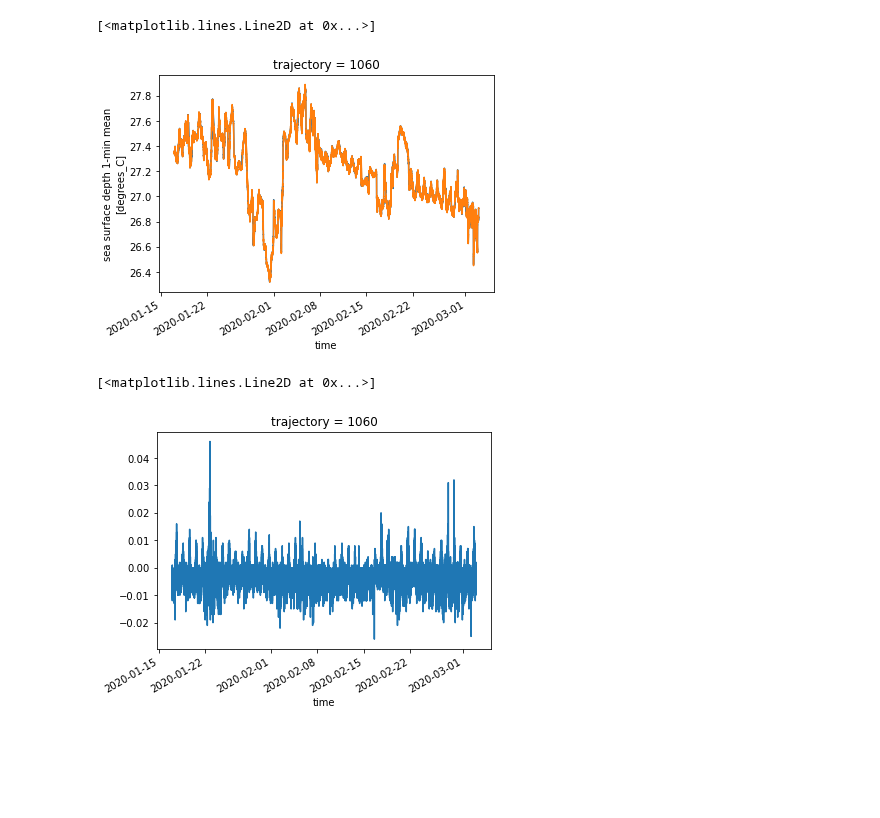
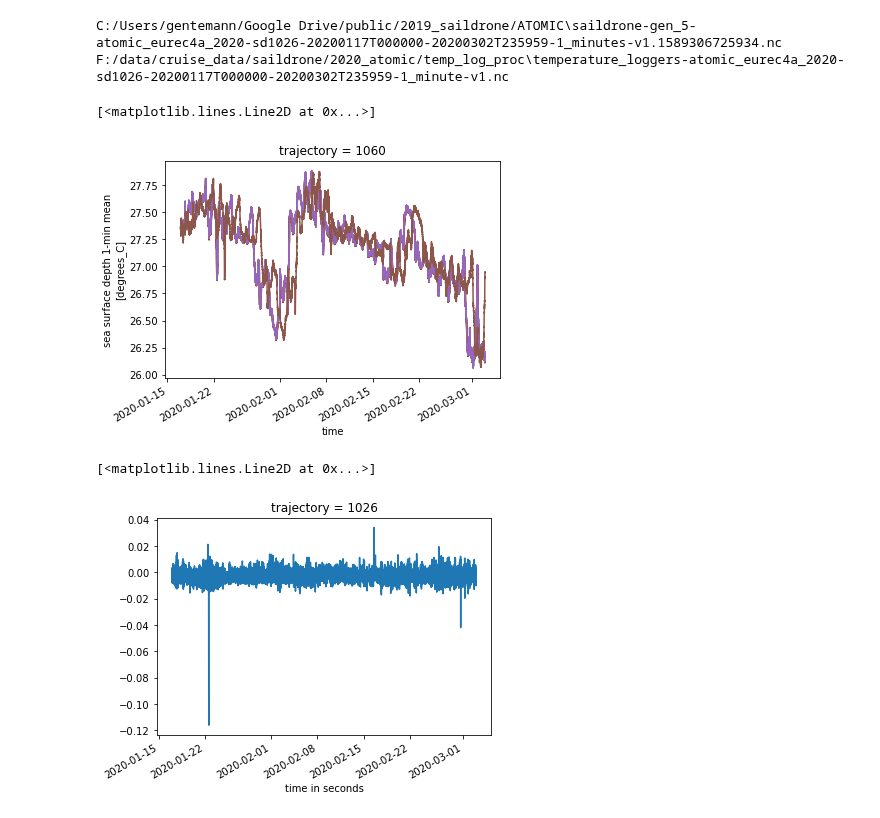
Before and after one commit to cgentemann/Saildrone, a Jupyter notebook: atomic/Basic_plotting.ipynb, the cells around one changed output. Saved outputs shown, nothing was run; the diff lists cells and outputs as text; code cells hidden in the pictures; blank space fills up the shorter version.

Commit message:
cal time difference for one logger

```diff
--- a/atomic/Basic_plotting.ipynb
+++ b/atomic/Basic_plotting.ipynb
@@ -23,12 +23,14 @@ logger_filenames = [x for x in glob(adir_sbe+'*1_min*.nc')]
 #print('number of file:',len(files))
 #print(files)
 # %%
-iusv=1
+iusv=0
 #open both files
 fname=saildrone_filenames[iusv]
 ds_usv=xr.open_dataset(fname)
 ds_usv.close()
+print(fname)
 fname=logger_filenames[iusv]
+print(fname)
 ds_logger=xr.open_dataset(fname)
 ds_logger.close()
 #swap dims to time since obs makes no sense
@@ -40,18 +42,26 @@ ds_usv['wspd']=np.sqrt(ds_usv.UWND_MEAN**2+ds_usv.VWND_MEAN**2)
 xlon=ds_usv.longitude
 time_offset_to_lmt=(xlon.data/360.)*24.*60
 ds_usv['tlmt'] = ds_usv.time.data+time_offset_to_lmt*np.timedelta64(1,'m')# dt.timedelta(seconds=1)
+# %% [output]
+C:/Users/gentemann/Google Drive/public/2019_saildrone/ATOMIC\saildrone-gen_5-atomic_eurec4a_2020-sd1026-20200117T000000-20200302T235959-1_minutes-v1.1589306725934.nc
+F:/data/cruise_data/saildrone/2020_atomic/temp_log_proc\temperature_loggers-atomic_eurec4a_2020-sd1026-20200117T000000-20200302T235959-1_minute-v1.nc
 # %%
 ds_usv.TEMP_SBE37_MEAN.plot()
+ds_usv.TEMP_CTD_RBR_MEAN.plot()
 ds_logger.sea_water_temperature_00_mean.plot()
+ds_logger.sea_water_temperature_01_mean.plot()
+ds_logger.sea_water_temperature_02_mean.plot()
+ds_logger.sea_water_temperature_03_mean.plot()
 # %% [output]
 [<matplotlib.lines.Line2D at 0x...>]
-[figure, old version]
+[figure, new version]
 # %%
-dif = ds_logger.sea_water_temperature_00_mean-ds_logger.sea_water_temperature_02_mean
+#dif = ds_logger.sea_water_temperature_00_mean-ds_logger.sea_water_temperature_01_mean
+dif = ds_usv.TEMP_SBE37_MEAN-ds_usv.TEMP_CTD_RBR_MEAN
 dif.plot()
 # %% [output]
 [<matplotlib.lines.Line2D at 0x...>]
-[figure, old version]
+[figure, new version]
 # %%
 plt.hist(ds_usv.wspd,bins=np.arange(0,15,.1))
 # %% [output]
```
Also changed, not shown: parts of 2 cells of this notebook, 1 other file.
